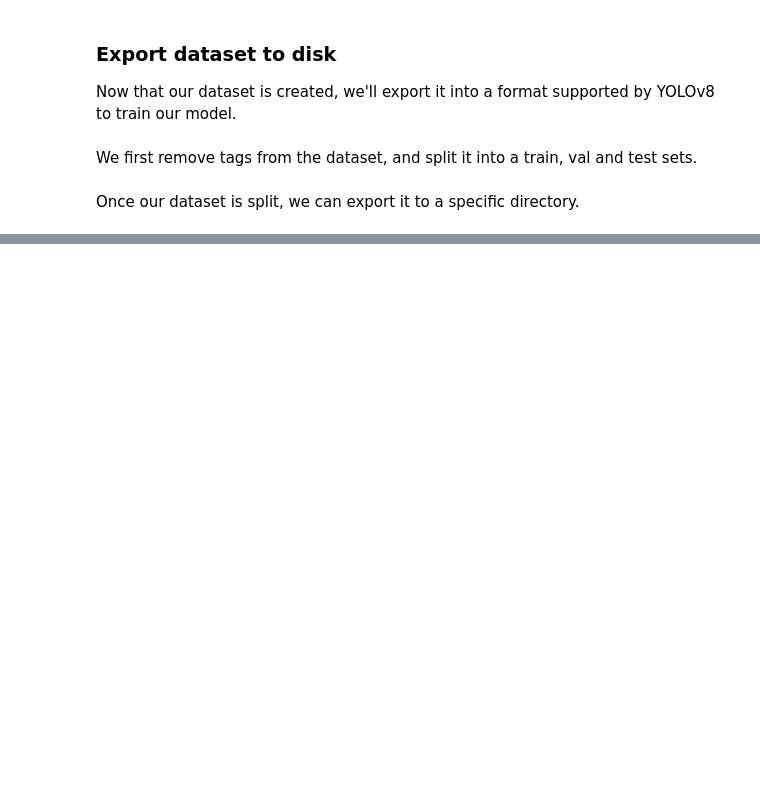
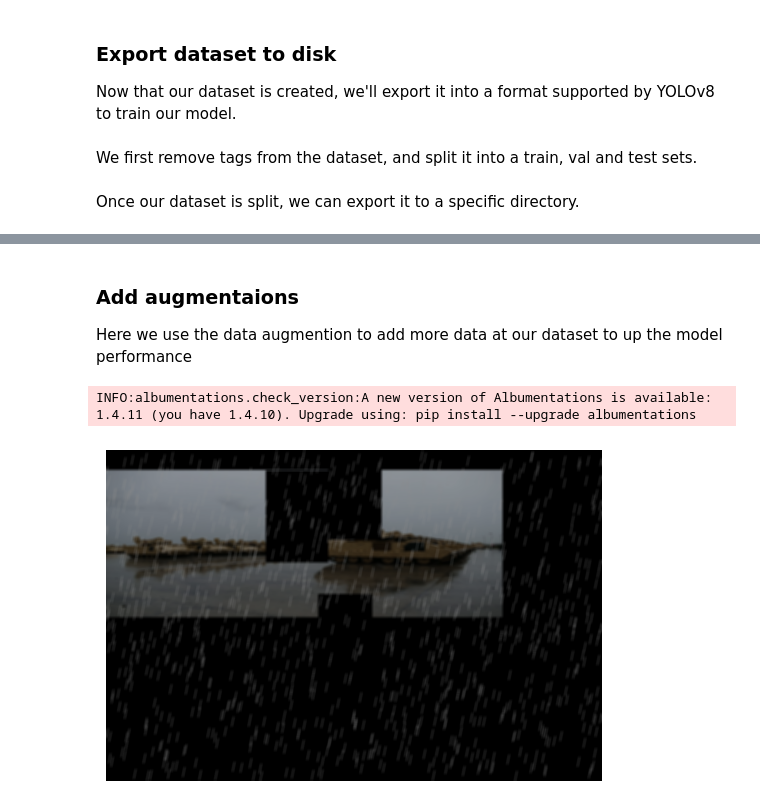
Before and after one commit to jonasrenault/adomvi, a Jupyter notebook: notebooks/01_Prepare.ipynb, the cells around one changed output, grey strips where cells are left out. Drawn from its saved outputs; the diff is of its cells as text; code cells hidden in the pictures; blank space fills up the shorter version.

```diff
--- a/notebooks/01_Prepare.ipynb
+++ b/notebooks/01_Prepare.ipynb
@@ -247,0 +191,21 @@ Directory 'dataset' already exists; export will be merged with existing files
+# %% [markdown]
+### Add augmentaions
+
+Here we use the data augmention to add more data at our dataset to up the model performance
+# %%
+from pathlib import Path
+from adomvi.datasets.augmentation import show_image, func_augmentation, yolo_to_voc, load_labels, apply_augmentation
+import cv2
+
+
+# Exemple d'utilisation pour une image
+image_path = Path() / 'dataset/images/test/00e28b8687851c45.jpg'
+label_path = Path() / 'dataset/labels/test/00e28b8687851c45.txt'
+
+aug_image, aug_bboxes = apply_augmentation(image_path, label_path, func_augmentation)
+
+
+show_image(aug_image, aug_bboxes)
+# %% [output]
+INFO:albumentations.check_version:A new version of Albumentations is available: 1.4.11 (you have 1.4.10). Upgrade using: pip install --upgrade albumentations
+[figure, added]
```
Also changed, not shown: parts of 9 cells of this notebook, 4 other files.
